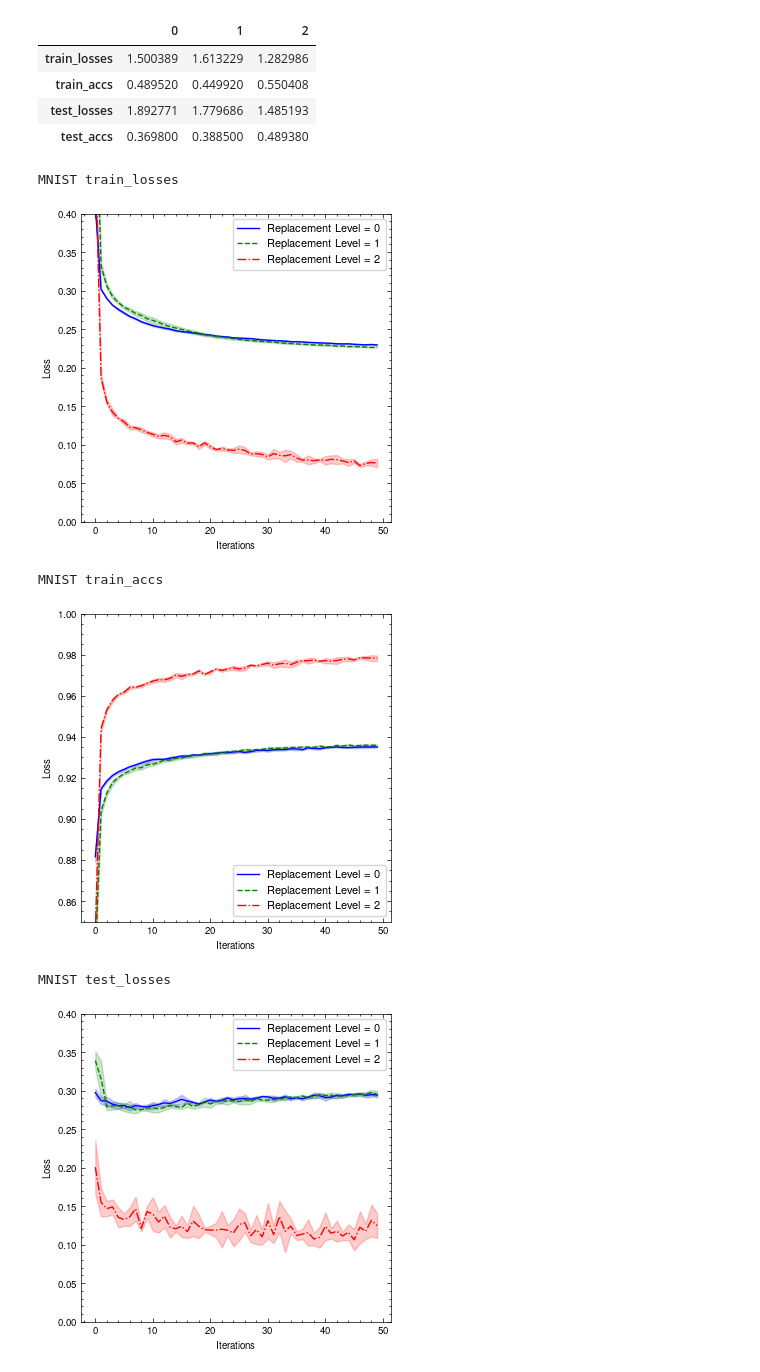
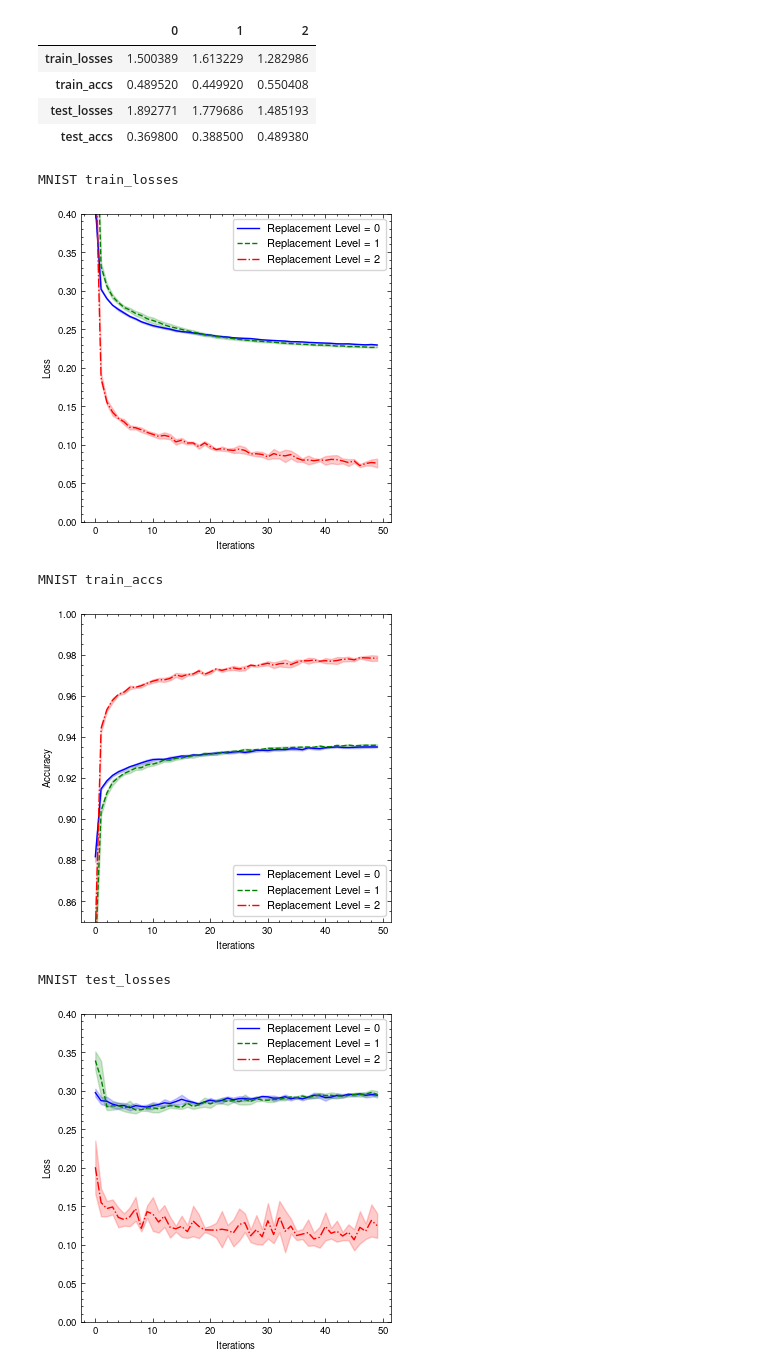
Before and after one commit to peiyong-addwater/Let-The-Quantum-Creep-In, a Jupyter notebook: scripts/results/PlotTorchResults.ipynb, the cells around one changed output. Saved outputs shown, nothing was run; the diff lists cells and outputs as text; code cells hidden in the pictures.

```diff
--- a/scripts/results/PlotTorchResults.ipynb
+++ b/scripts/results/PlotTorchResults.ipynb
@@ -144,35 +144,38 @@ for dataset in datasets:
     plt.plot(iters, processed_avg[dataset][0][metric_name], label='Replacement Level = 0',color='blue', linestyle='-',)
     plt.plot(iters, processed_avg[dataset][1][metric_name], label='Replacement Level = 1',color='green', linestyle='--')
     plt.plot(iters, processed_avg[dataset][2][metric_name], label='Replacement Level = 2',color='red', linestyle='-.')
     # standard deviations
     plt.fill_between(iters, processed_avg[dataset][0][metric_name]-processed_std[dataset][0][metric_name], processed_avg[dataset][0][metric_name]+processed_std[dataset][0][metric_name], color='blue', alpha=0.2)
     plt.fill_between(iters, processed_avg[dataset][1][metric_name]-processed_std[dataset][1][metric_name], processed_avg[dataset][1][metric_name]+processed_std[dataset][1][metric_name], color='green', alpha=0.2)
     plt.fill_between(iters, processed_avg[dataset][2][metric_name]-processed_std[dataset][2][metric_name], processed_avg[dataset][2][metric_name]+processed_std[dataset][2][metric_name], color='red', alpha=0.2)
     #plt.title('MNIST Train Loss')
     if 'acc' in metric_name:
       if dataset == 'CIFAR10':
         plt.ylim(0.2, 0.6)
       elif dataset == 'FashionMNIST':
         plt.ylim(0.7, 0.95)
       else:
         plt.ylim(0.85, 1)
     else:
       if dataset == 'CIFAR10':
         plt.ylim(1.25, 2.5)
       elif dataset == 'FashionMNIST':
         plt.ylim(0.2, 0.8)
       else:
         plt.ylim(0, 0.4)
     plt.xlabel('Iterations')
-    plt.ylabel('Loss')
+    if 'acc' in metric_name:
+      plt.ylabel('Accuracy')
+    else:
+      plt.ylabel('Loss')
     plt.legend(frameon=True, prop={'size': 8})
     plt.show()
     fig.savefig(os.path.join(res_folder, f"torch_{dataset}_{metric_name}.pdf"))
 # %% [output]
 MNIST train_losses
 [figure]
 MNIST train_accs
-[figure, old version]
+[figure, new version]
 MNIST test_losses
 [figure]
 MNIST test_accs
```
Also changed, not shown: parts of 1 cell of this notebook, 29 other files.
